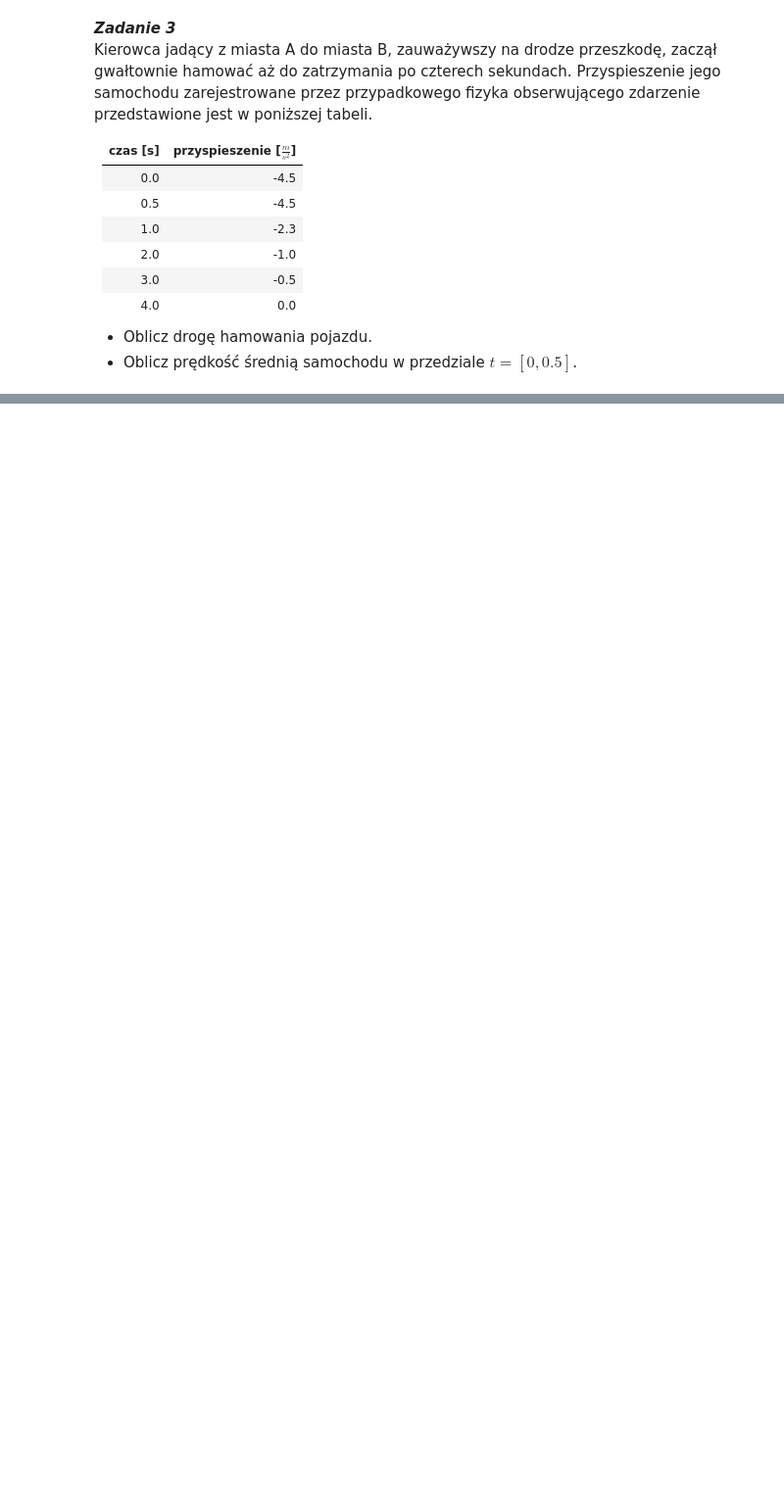
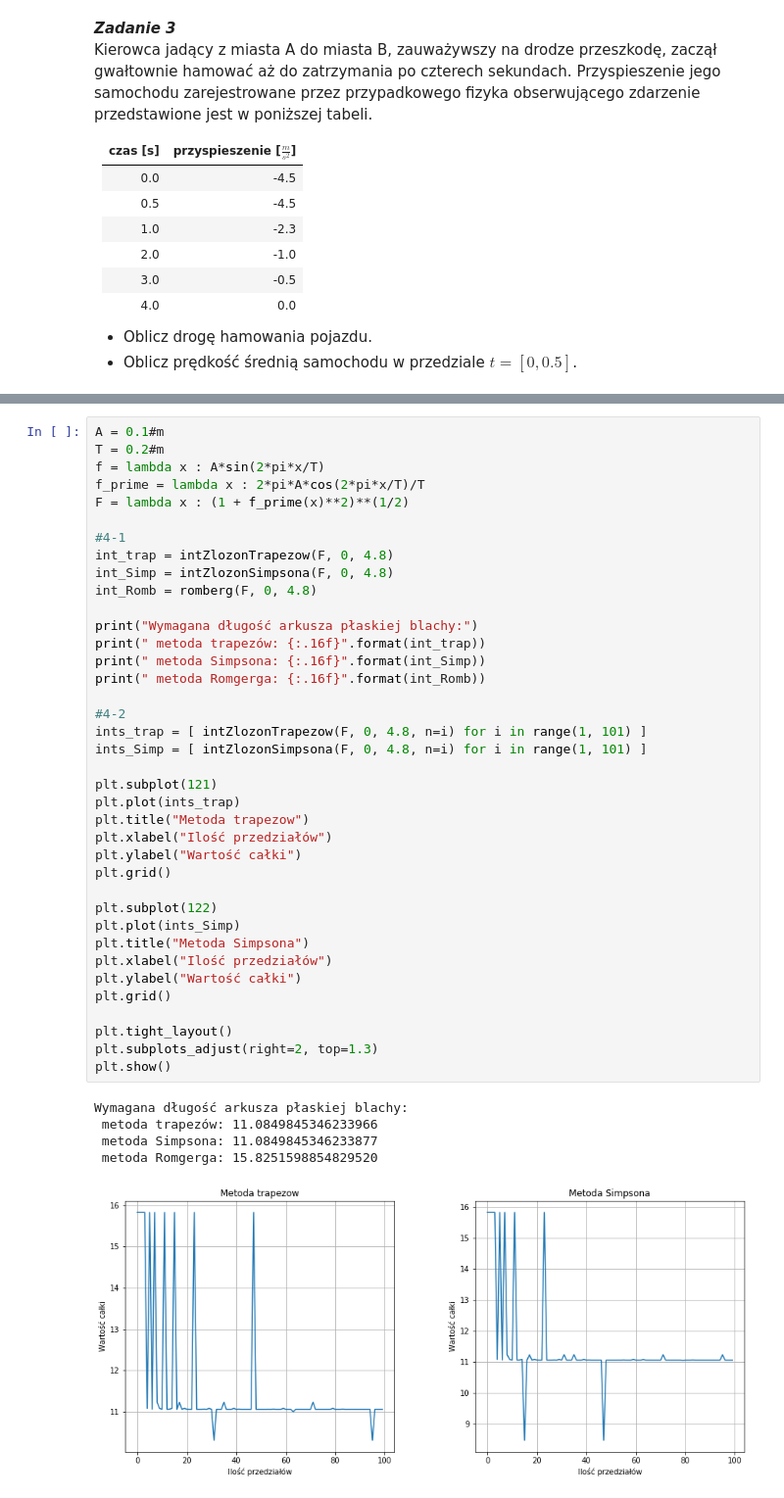
Before and after one commit to MikolajPrzygoda/metnum, a Jupyter notebook: Mikolaj Przygoda - Labolatorium 6 - Sprawozdanie.ipynb, the cells around one changed output, grey strips where cells are left out. Shown at 98% size. Saved outputs shown, nothing was run; the diff lists cells and outputs as text; blank space fills up the shorter version.

```diff
--- a/Mikolaj Przygoda - Labolatorium 6 - Sprawozdanie.ipynb
+++ b/Mikolaj Przygoda - Labolatorium 6 - Sprawozdanie.ipynb
@@ -168,0 +204,44 @@ Droga hamowania pojazdu: 6.365m
+# %%
+A = 0.1#m
+T = 0.2#m
+f = lambda x : A*sin(2*pi*x/T)
+f_prime = lambda x : 2*pi*A*cos(2*pi*x/T)/T
+F = lambda x : (1 + f_prime(x)**2)**(1/2)
+
+#4-1
+int_trap = intZlozonTrapezow(F, 0, 4.8)
+int_Simp = intZlozonSimpsona(F, 0, 4.8)
+int_Romb = romberg(F, 0, 4.8)
+
+print("Wymagana długość arkusza płaskiej blachy:")
+print(" metoda trapezów: {:.16f}".format(int_trap))
+print(" metoda Simpsona: {:.16f}".format(int_Simp))
+print(" metoda Romgerga: {:.16f}".format(int_Romb))
+
+#4-2
+ints_trap = [ intZlozonTrapezow(F, 0, 4.8, n=i) for i in range(1, 101) ]
+ints_Simp = [ intZlozonSimpsona(F, 0, 4.8, n=i) for i in range(1, 101) ]
+
+plt.subplot(121)
+plt.plot(ints_trap)
+plt.title("Metoda trapezow")
+plt.xlabel("Ilość przedziałów")
+plt.ylabel("Wartość całki")
+plt.grid()
+
+plt.subplot(122)
+plt.plot(ints_Simp)
+plt.title("Metoda Simpsona")
+plt.xlabel("Ilość przedziałów")
+plt.ylabel("Wartość całki")
+plt.grid()
+
+plt.tight_layout()
+plt.subplots_adjust(right=2, top=1.3)
+plt.show()
+# %% [output]
+Wymagana długość arkusza płaskiej blachy:
+ metoda trapezów: 11.0849845346233966
+ metoda Simpsona: 11.0849845346233877
+ metoda Romgerga: 15.8251598854829520
+[figure, added]
```
Also changed, not shown: parts of 6 cells of this notebook.
